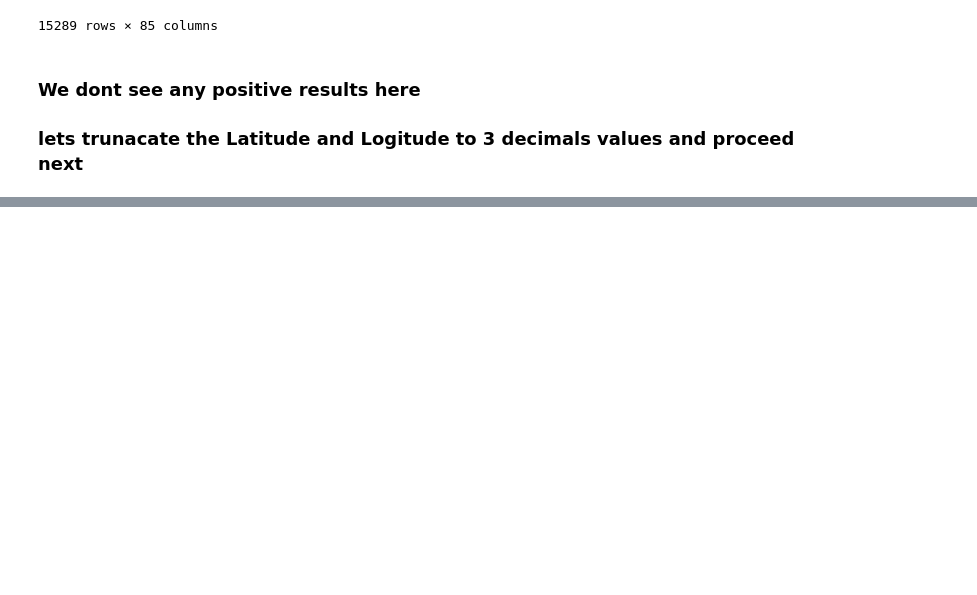
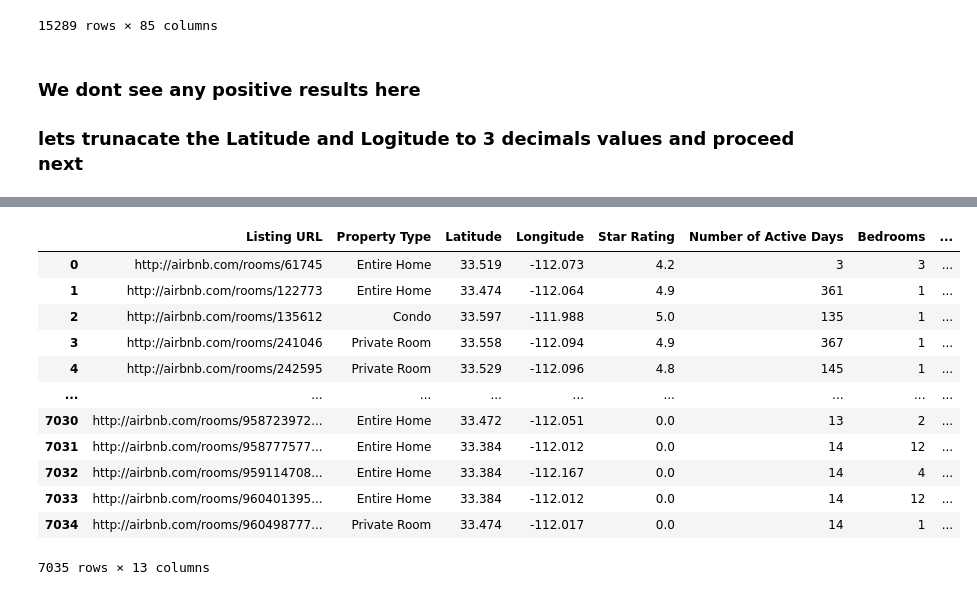
Before and after one commit to TheCultIO/Short-Term-Rental-Analysisi, a Jupyter notebook: STR 1.ipynb, the cells around one changed output, grey strips where cells are left out. Cells and saved outputs as stored; diff of their text form; code cells hidden in the pictures; blank space fills up the shorter version.

```diff
--- a/STR 1.ipynb
+++ b/STR 1.ipynb
@@ -428,0 +462,16 @@ result
+# %%
+df2
+# %% [output]
+|  | Listing URL | Property Type | Latitude | Longitude | Star Rating | Number of Active Days | Bedrooms | ... |
+| 0 | http://airbnb.com/rooms/61745 | Entire Home | 33.519 | -112.073 | 4.2 | 3 | 3 | ... |
+| 1 | http://airbnb.com/rooms/122773 | Entire Home | 33.474 | -112.064 | 4.9 | 361 | 1 | ... |
+| 2 | http://airbnb.com/rooms/135612 | Condo | 33.597 | -111.988 | 5.0 | 135 | 1 | ... |
+| 3 | http://airbnb.com/rooms/241046 | Private Room | 33.558 | -112.094 | 4.9 | 367 | 1 | ... |
+| 4 | http://airbnb.com/rooms/242595 | Private Room | 33.529 | -112.096 | 4.8 | 145 | 1 | ... |
+| ... | ... | ... | ... | ... | ... | ... | ... | ... |
+| 7030 | http://airbnb.com/rooms/958723972... | Entire Home | 33.472 | -112.051 | 0.0 | 13 | 2 | ... |
+| 7031 | http://airbnb.com/rooms/958777577... | Entire Home | 33.384 | -112.012 | 0.0 | 14 | 12 | ... |
+| 7032 | http://airbnb.com/rooms/959114708... | Entire Home | 33.384 | -112.167 | 0.0 | 14 | 4 | ... |
+| 7033 | http://airbnb.com/rooms/960401395... | Entire Home | 33.384 | -112.012 | 0.0 | 14 | 12 | ... |
+| 7034 | http://airbnb.com/rooms/960498777... | Private Room | 33.474 | -112.017 | 0.0 | 14 | 1 | ... |
+7035 rows × 13 columns
```
Also changed, not shown: parts of 24 cells of this notebook.
